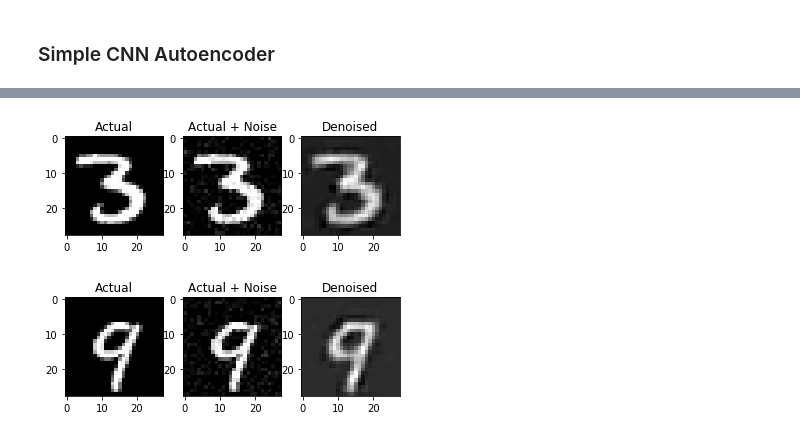
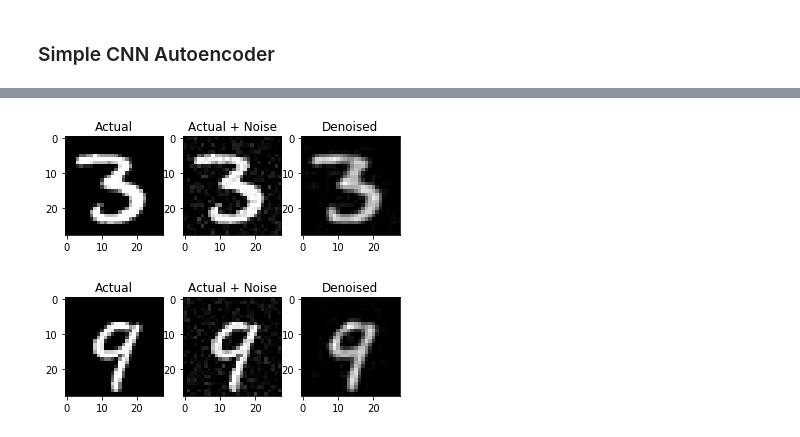
Before and after one commit to nateandre/Machine-Learning, a Jupyter notebook: autoencoders/Denoising_autoencoder.ipynb, the cells around one changed output, grey strips where cells are left out. Drawn from its saved outputs; the diff is of its cells as text; code cells hidden in the pictures.

Commit message:
update to image mask

```diff
--- a/autoencoders/Denoising_autoencoder.ipynb
+++ b/autoencoders/Denoising_autoencoder.ipynb
@@ -129,6 +129,7 @@ with torch.no_grad():
     torch_example = torch_example.unsqueeze(0)
     out = net.forward(torch_example) # denoised from the model
     out = out.numpy()
+    out = np.maximum(0,out)
     out.shape = (28,28)
 
 plt.subplot(1,3,1)
@@ -154,6 +155,7 @@ with torch.no_grad():
     torch_example = torch_example.unsqueeze(0)
     out = net.forward(torch_example) # denoised from the model
     out = out.numpy()
+    out = np.maximum(0,out)
     out.shape = (28,28)
 
 plt.subplot(1,3,1)
@@ -237,6 +239,7 @@ with torch.no_grad():
     torch_example = torch_example.unsqueeze(0)
     out = net2.forward(torch_example) # denoised from the model
     out = out.numpy()
+    out = np.maximum(0,out)
     out.shape = (28,28)
 
 plt.subplot(1,3,1)
@@ -250,30 +253,31 @@ plt.title("Denoised")
 plt.imshow(out,cmap="gray")
 plt.show()
 # %% [output]
-[figure, old version]
+[figure, new version]
 # %%
 # testing set example, using the cnn denoising autoencoder (same example as with the simpler autoencoder)
 img_i = 12
 example = x_test[img_i]
 example_w_noise = x_test_w_noise[img_i]
 with torch.no_grad():
     torch_example = torch.from_numpy(example_w_noise)
     torch_example = torch_example.float()
     torch_example = torch_example.unsqueeze(0)
     torch_example = torch_example.unsqueeze(0)
     out = net2.forward(torch_example) # denoised from the model
     out = out.numpy()
+    out = np.maximum(0,out)
     out.shape = (28,28)
 
 plt.subplot(1,3,1)
 plt.title("Actual")
 plt.imshow(example,cmap="gray")
 plt.subplot(1,3,2)
 plt.title("Actual + Noise")
 plt.imshow(example_w_noise,cmap="gray")
 plt.subplot(1,3,3)
 plt.title("Denoised")
 plt.imshow(out,cmap="gray")
 plt.show()
 # %% [output]
-[figure, old version]
+[figure, new version]
```
Also changed, not shown: parts of 5 cells of this notebook.
